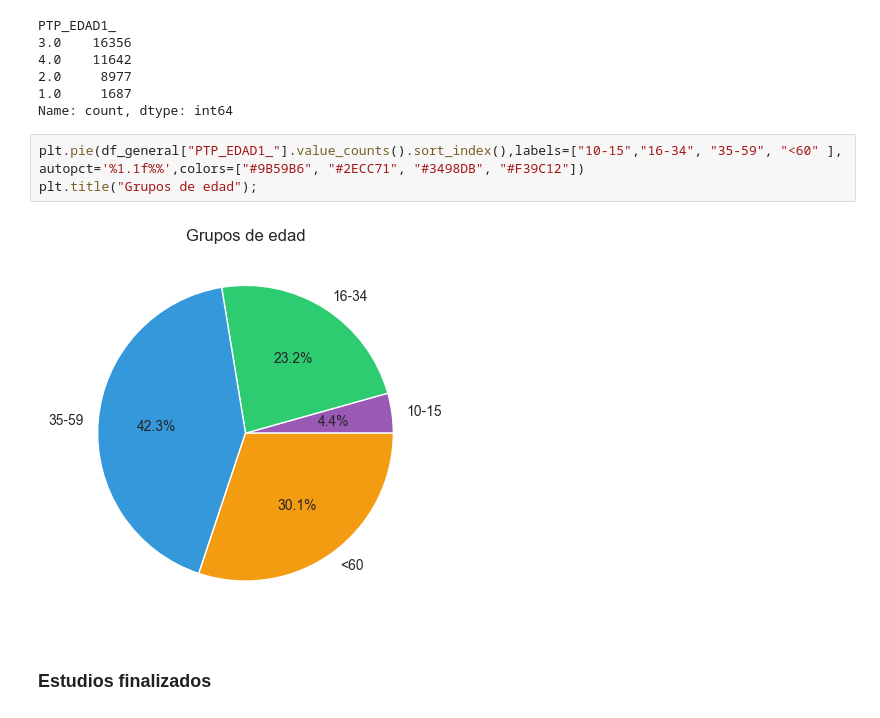
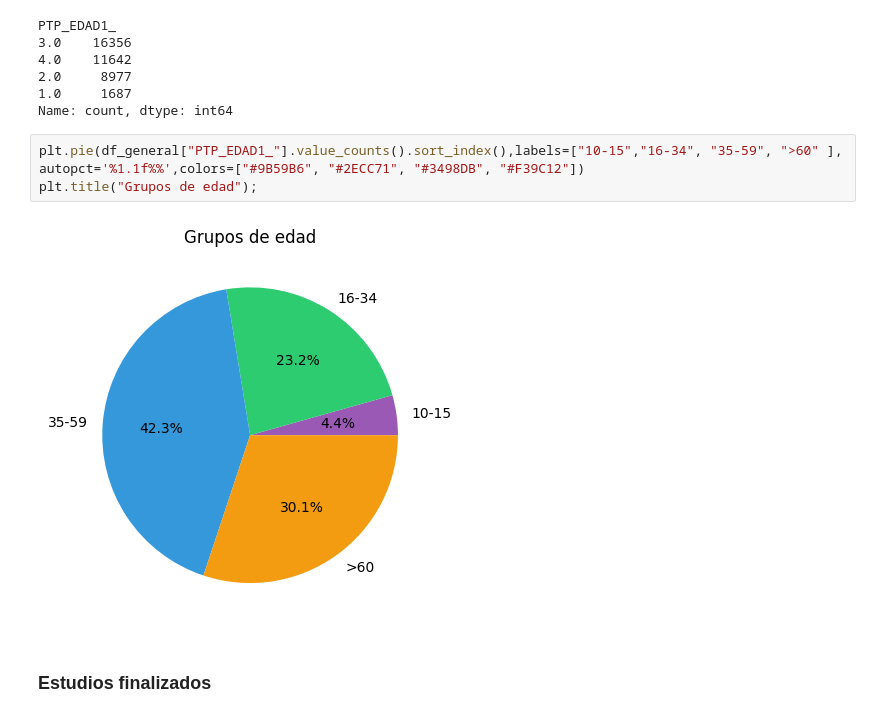
Before and after one commit to LucasQuintoDiario/EDA_Presupuestos_Tiempo, a Jupyter notebook: EDA_Presupuestos_Tiempo.ipynb, the cells around one changed output. Cells and saved outputs as stored; diff of their text form.

```diff
--- a/EDA_Presupuestos_Tiempo.ipynb
+++ b/EDA_Presupuestos_Tiempo.ipynb
@@ -247,10 +247,10 @@ PTP_EDAD1_
 1.0     1687
 Name: count, dtype: int64
 # %%
-plt.pie(df_general["PTP_EDAD1_"].value_counts().sort_index(),labels=["10-15","16-34", "35-59", "<60" ], autopct='%1.1f%%',colors=["#9B59B6", "#2ECC71", "#3498DB", "#F39C12"])
+plt.pie(df_general["PTP_EDAD1_"].value_counts().sort_index(),labels=["10-15","16-34", "35-59", ">60" ], autopct='%1.1f%%',colors=["#9B59B6", "#2ECC71", "#3498DB", "#F39C12"])
 plt.title("Grupos de edad");
 # %% [output]
-[figure, old version]
+[figure, new version]
 # %% [markdown]
 ###  Estudios finalizados
 # %%
```
Also changed, not shown: 2 other files.
